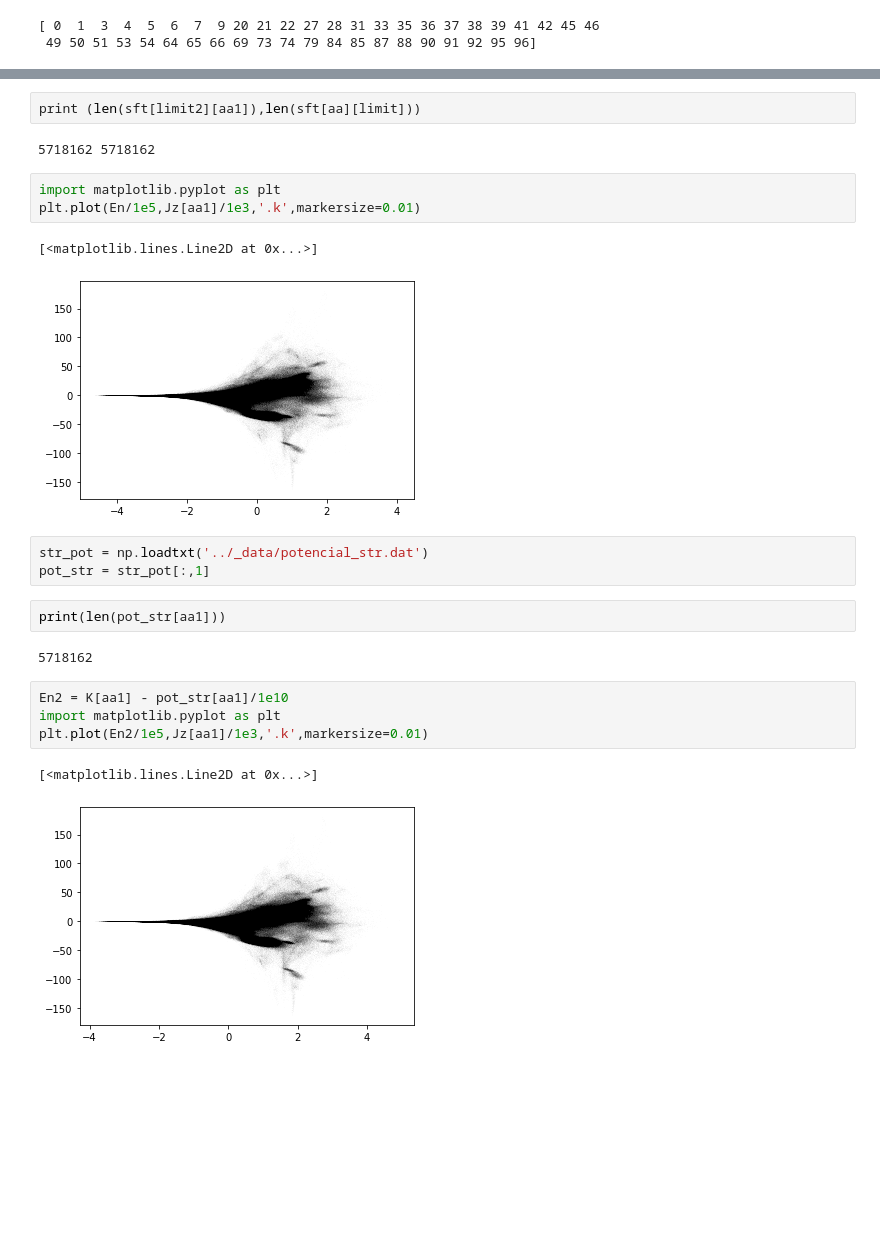
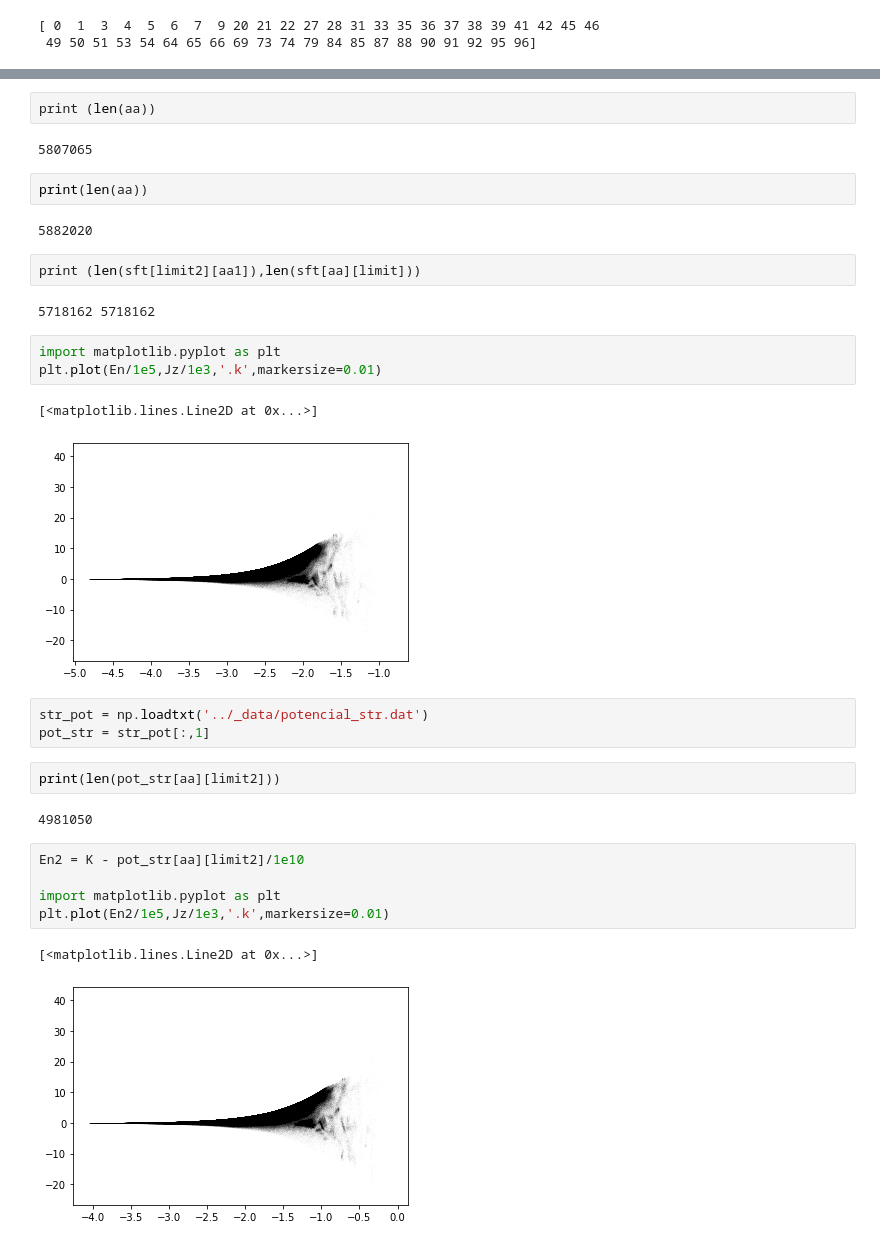
Before and after one commit to ornemarioni/gradients, a Jupyter notebook: programs/circularidad.ipynb, the cells around one changed output, grey strips where cells are left out. Drawn from its saved outputs; the diff is of its cells as text; blank space fills up the shorter version.

```diff
--- a/programs/circularidad.ipynb
+++ b/programs/circularidad.ipynb
@@ -113,25 +113,34 @@ print(len(En))
+# %%
+print (len(aa))
+# %% [output]
+5807065
+# %%
+print(len(aa))
+# %% [output]
+5882020
 # %%
 print (len(sft[limit2][aa1]),len(sft[aa][limit]))
 # %% [output]
 5718162 5718162
 # %%
 import matplotlib.pyplot as plt
-plt.plot(En/1e5,Jz[aa1]/1e3,'.k',markersize=0.01)
+plt.plot(En/1e5,Jz/1e3,'.k',markersize=0.01)
 # %% [output]
 [<matplotlib.lines.Line2D at 0x...>]
-[figure, old version]
+[figure, new version]
 # %%
 str_pot = np.loadtxt('../_data/potencial_str.dat')
 pot_str = str_pot[:,1]
 # %%
-print(len(pot_str[aa1]))
+print(len(pot_str[aa][limit2]))
 # %% [output]
-5718162
+4981050
 # %%
-En2 = K[aa1] - pot_str[aa1]/1e10
+En2 = K - pot_str[aa][limit2]/1e10
+
 import matplotlib.pyplot as plt
-plt.plot(En2/1e5,Jz[aa1]/1e3,'.k',markersize=0.01)
+plt.plot(En2/1e5,Jz/1e3,'.k',markersize=0.01)
 # %% [output]
 [<matplotlib.lines.Line2D at 0x...>]
-[figure, old version]
+[figure, new version]
 # %%
```
Also changed, not shown: parts of 4 cells of this notebook.
